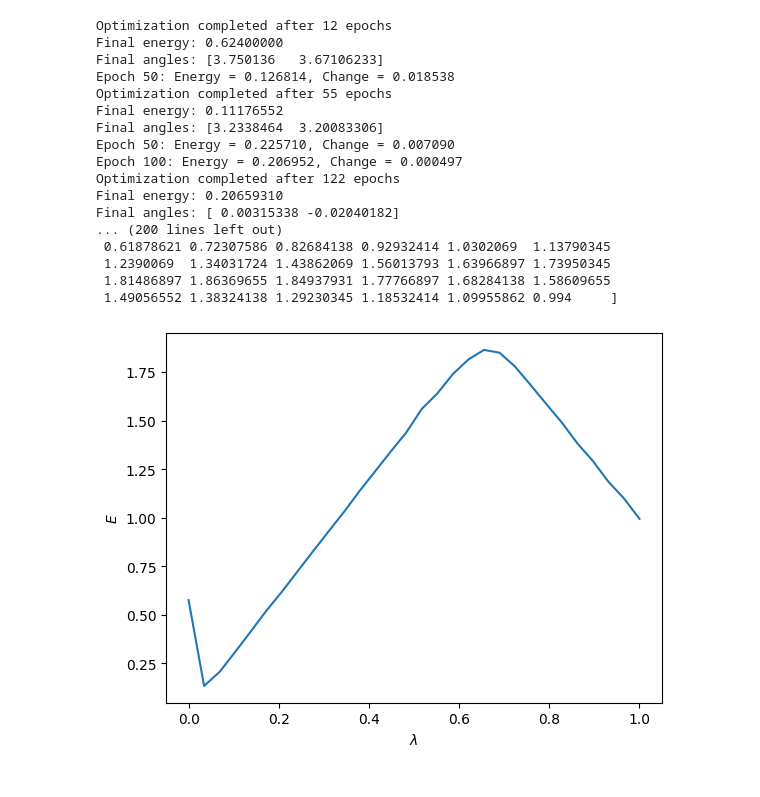
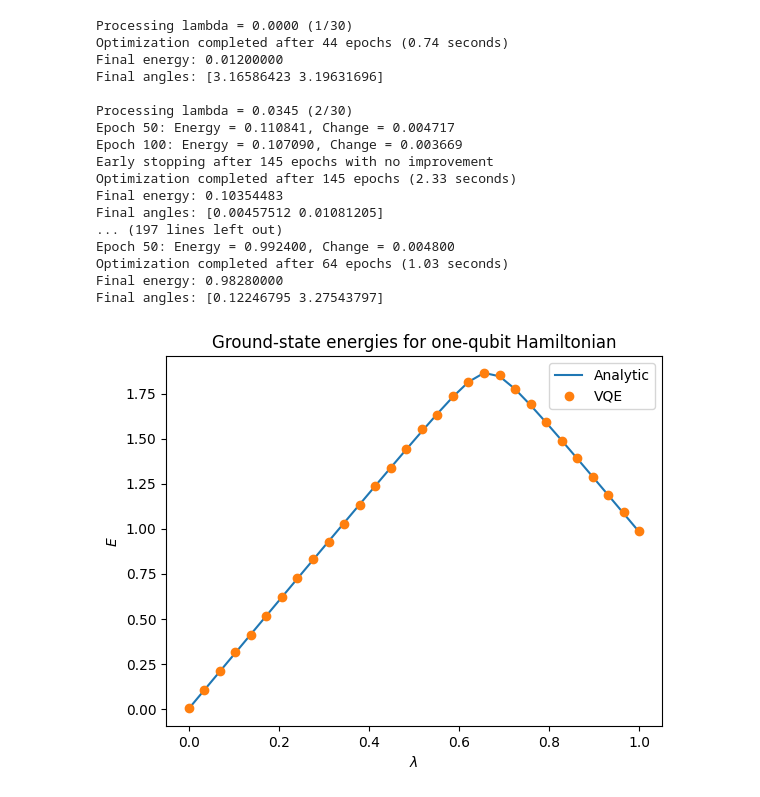
Before and after one commit to semapheur/fys5419, a Jupyter notebook: project_1/code/part_bc.ipynb, the cells around one changed output. Cells and saved outputs as stored; diff of their text form; code cells hidden in the pictures.

```diff
--- a/project_1/code/part_bc.ipynb
+++ b/project_1/code/part_bc.ipynb
@@ -17,38 +27,46 @@ plt.show()
 # %%
 from matplotlib import pyplot as plt
 import numpy as np
 
-from vqe_unary import energy_expectation
-from vqe_utils import vqe_energies
+from vqe_unary import analytic_energies, energy_expectation #, qiskit_energy_expectation
+from vqe_utils import vqe_energies #, scipy_vqe_energies
+
+np.random.seed(42)
 
 shots = 1000
 learning_rate = 0.1
 epochs = 500
 lambdas = np.linspace(0, 1.0, 30)
 
-energies, _, _ = vqe_energies(2, energy_expectation, lambdas, shots, epochs, learning_rate)
-print(energies)
+energies_approx, _, _ = vqe_energies(2, energy_expectation, lambdas, shots, epochs, learning_rate, "adam", True)
+#energies_approx = scipy_vqe_energies(2, energy_expectation, lambdas, shots, "Powell", 1000, 1e-5)
 
-plt.plot(lambdas, energies)
+energies_exact = analytic_energies(lambdas)
+
+plt.plot(lambdas, energies_exact[:, 0], label="Analytic")
+plt.plot(lambdas, energies_approx, marker="o", linestyle="None", label="VQE")
 plt.xlabel(r"$\lambda$")
 plt.ylabel(r"$E$")
+plt.title("Ground-state energies for one-qubit Hamiltonian")
+plt.legend()
+plt.savefig("vqe_unary_result.pdf", format="pdf")
 plt.show()
 # %% [output]
-Optimization completed after 12 epochs
-Final energy: 0.62400000
-Final angles: [3.750136   3.67106233]
-Epoch 50: Energy = 0.126814, Change = 0.018538
-Optimization completed after 55 epochs
-Final energy: 0.11176552
-Final angles: [3.2338464  3.20083306]
-Epoch 50: Energy = 0.225710, Change = 0.007090
-Epoch 100: Energy = 0.206952, Change = 0.000497
-Optimization completed after 122 epochs
-Final energy: 0.20659310
-Final angles: [ 0.00315338 -0.02040182]
-... (200 lines left out)
- 0.61878621 0.72307586 0.82684138 0.92932414 1.0302069  1.13790345
- 1.2390069  1.34031724 1.43862069 1.56013793 1.63966897 1.73950345
- 1.81486897 1.86369655 1.84937931 1.77766897 1.68284138 1.58609655
- 1.49056552 1.38324138 1.29230345 1.18532414 1.09955862 0.994     ]
+Processing lambda = 0.0000 (1/30)
+Optimization completed after 44 epochs (0.74 seconds)
+Final energy: 0.01200000
+Final angles: [3.16586423 3.19631696]
+
+Processing lambda = 0.0345 (2/30)
+Epoch 50: Energy = 0.110841, Change = 0.004717
+Epoch 100: Energy = 0.107090, Change = 0.003669
+Early stopping after 145 epochs with no improvement
+Optimization completed after 145 epochs (2.33 seconds)
+Final energy: 0.10354483
+Final angles: [0.00457512 0.01081205]
+... (197 lines left out)
+Epoch 50: Energy = 0.992400, Change = 0.004800
+Optimization completed after 64 epochs (1.03 seconds)
+Final energy: 0.98280000
+Final angles: [0.12246795 3.27543797]
-[figure, old version]
+[figure, new version]
```
Also changed, not shown: parts of 3 cells of this notebook, 12 other files.
